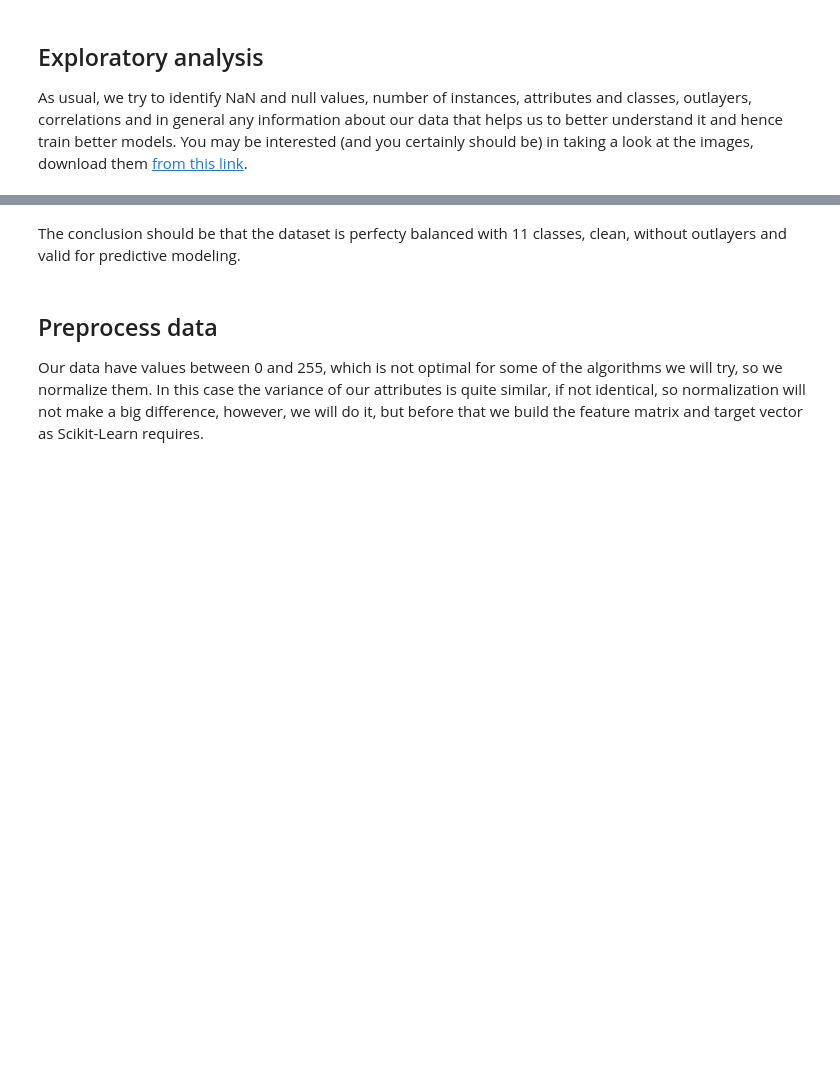
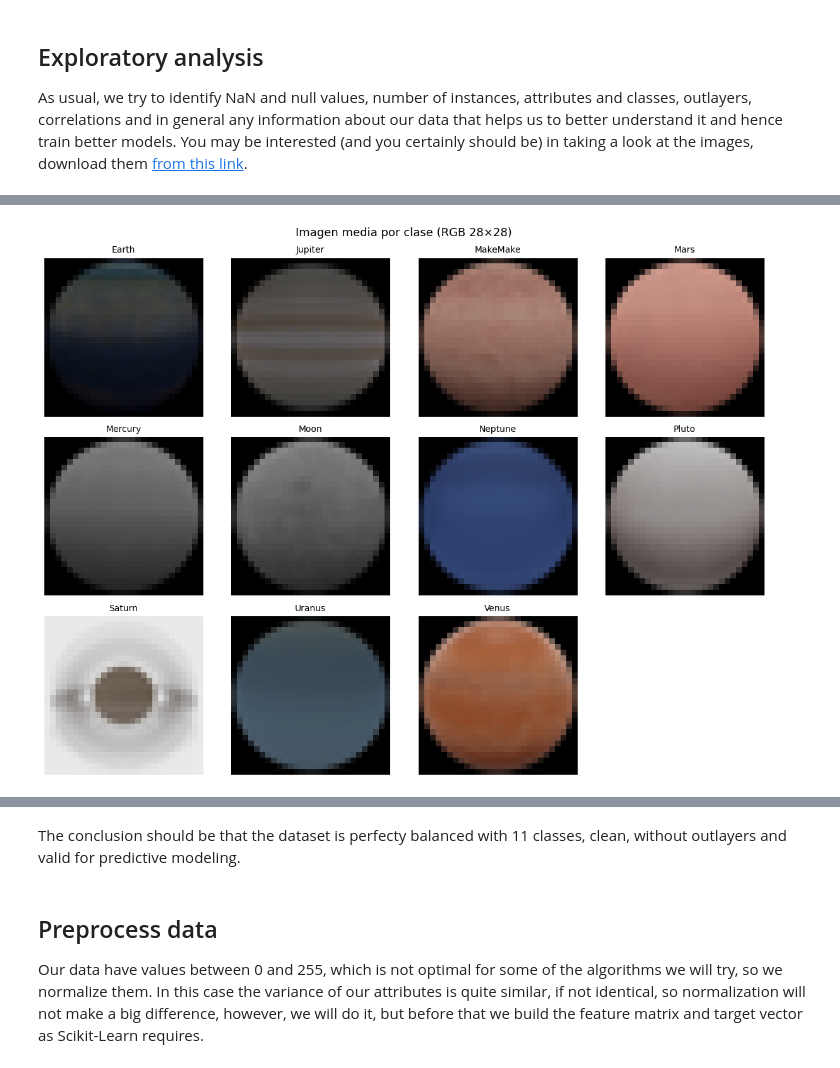
Before and after one commit to Dova-afk/MUCYT_IASCA, a Jupyter notebook: sunspots_IASCA.ipynb, the cells around one changed output, grey strips where cells are left out. Saved outputs shown, nothing was run; the diff lists cells and outputs as text; code cells hidden in the pictures; blank space fills up the shorter version.

```diff
--- a/sunspots_IASCA.ipynb
+++ b/sunspots_IASCA.ipynb
@@ -254,3 +277,22 @@ plt.show()
+# %%
+pixel_cols = [c for c in df.columns if c.startswith('pixel')]
+labels = sorted(df['label'].unique())
+
+fig, axes = plt.subplots(3, 4, figsize=(12, 9))
+fig.suptitle("Imagen media por clase (RGB 28×28)", fontsize=13)
+
+for idx, planet in enumerate(labels):
+    ax = axes[idx // 4][idx % 4]
+    mean_vals = df[df['label'] == planet][pixel_cols].mean().values.astype(np.uint8)
+    ax.imshow(mean_vals.reshape(28, 28, 3), interpolation='nearest')
+    ax.set_title(planet, fontsize=10)
+    ax.axis('off')
+
+axes[2][3].axis('off')
+plt.tight_layout()
+plt.show()
+# %% [output]
+[figure, added]
 # %%
 df.describe()
 # %% [output]
```
Also changed, not shown: parts of 39 cells of this notebook, 2 other files.
